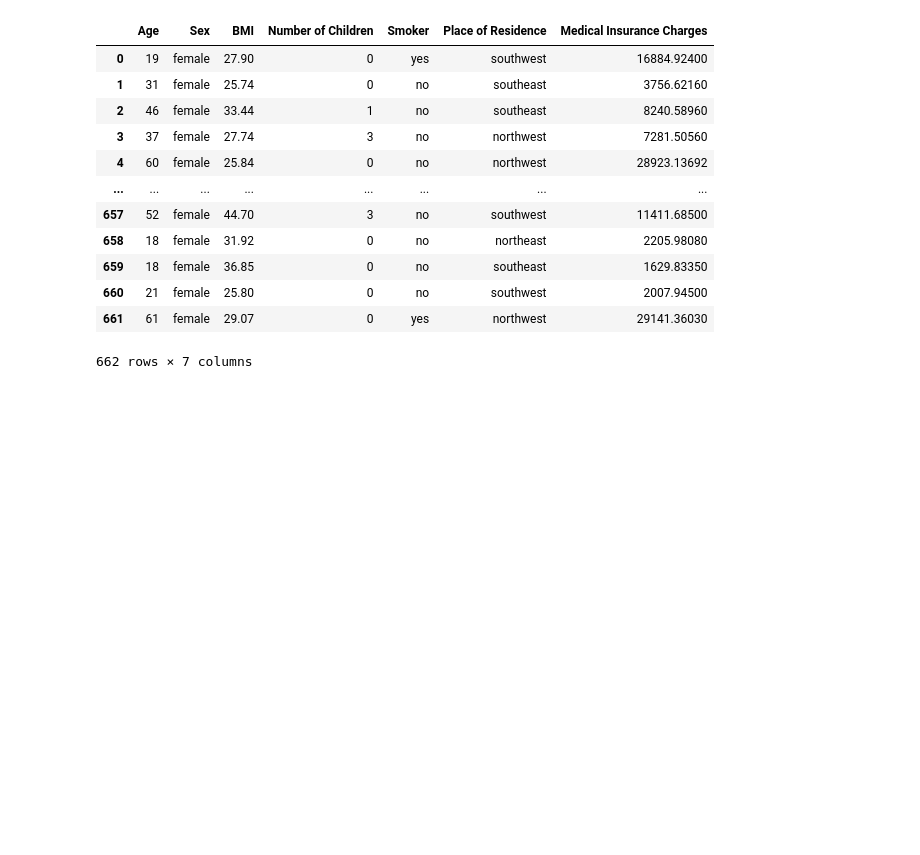
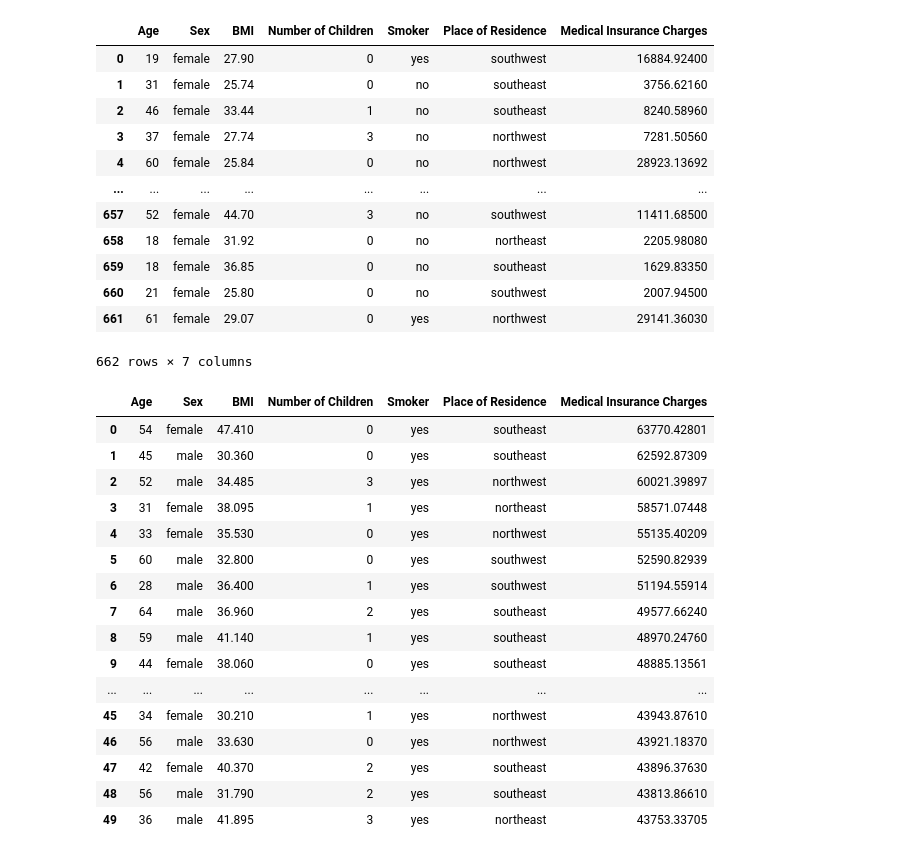
Before and after one commit to data301-2020-winter2/course-project-group_1021, a Jupyter notebook: analysis/Angel/Angel's Dataframe.ipynb, the cells around one changed output. Cells and saved outputs as stored; diff of their text form; code cells hidden in the pictures; blank space fills up the shorter version.

```diff
--- a/analysis/Angel/Angel's Dataframe.ipynb
+++ b/analysis/Angel/Angel's Dataframe.ipynb
@@ -55,3 +55,24 @@ dffemale
 | 660 | 21 | female | 25.80 | 0 | no | southwest | 2007.94500 |
 | 661 | 61 | female | 29.07 | 0 | yes | northwest | 29141.36030 |
 662 rows × 7 columns
+# %%
+dflargest = project_functions.largest("../../data/raw/Medical Expenses.csv")
+dflargest
+# %% [output]
+|  | Age | Sex | BMI | Number of Children | Smoker | Place of Residence | Medical Insurance Charges |
+| 0 | 54 | female | 47.410 | 0 | yes | southeast | 63770.42801 |
+| 1 | 45 | male | 30.360 | 0 | yes | southeast | 62592.87309 |
+| 2 | 52 | male | 34.485 | 3 | yes | northwest | 60021.39897 |
+| 3 | 31 | female | 38.095 | 1 | yes | northeast | 58571.07448 |
+| 4 | 33 | female | 35.530 | 0 | yes | northwest | 55135.40209 |
+| 5 | 60 | male | 32.800 | 0 | yes | southwest | 52590.82939 |
+| 6 | 28 | male | 36.400 | 1 | yes | southwest | 51194.55914 |
+| 7 | 64 | male | 36.960 | 2 | yes | southeast | 49577.66240 |
+| 8 | 59 | male | 41.140 | 1 | yes | southeast | 48970.24760 |
+| 9 | 44 | female | 38.060 | 0 | yes | southeast | 48885.13561 |
+| ... | ... | ... | ... | ... | ... | ... | ... |
+| 45 | 34 | female | 30.210 | 1 | yes | northwest | 43943.87610 |
+| 46 | 56 | male | 33.630 | 0 | yes | northwest | 43921.18370 |
+| 47 | 42 | female | 40.370 | 2 | yes | southeast | 43896.37630 |
+| 48 | 56 | male | 31.790 | 2 | yes | southeast | 43813.86610 |
+| 49 | 36 | male | 41.895 | 3 | yes | northeast | 43753.33705 |
```
Also changed, not shown: 2 other files.
